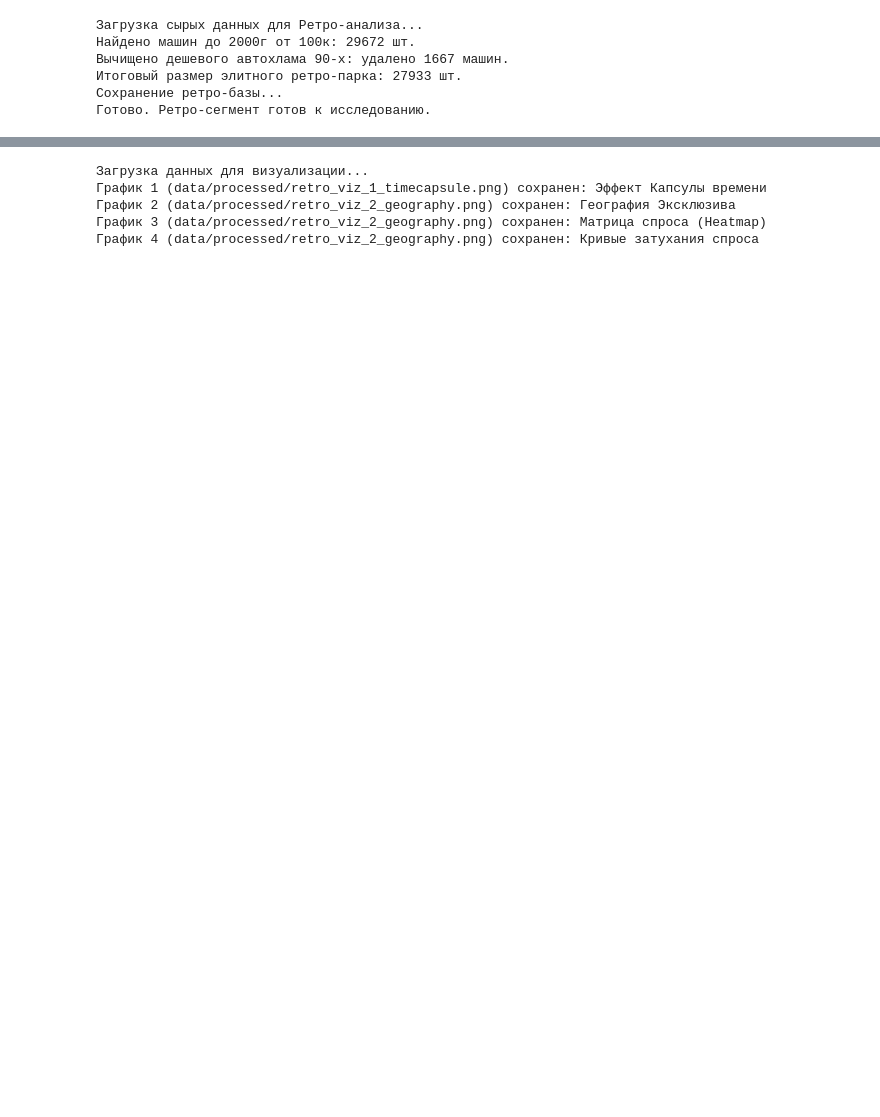
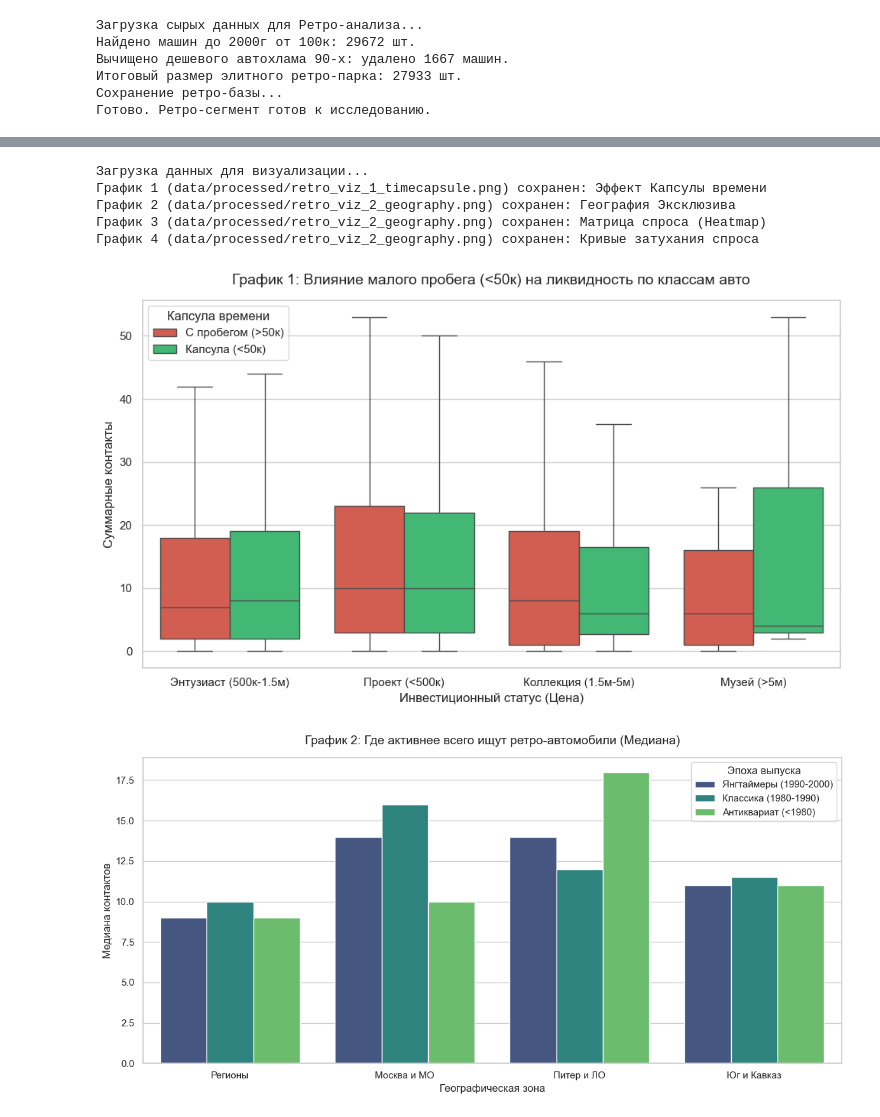
Before and after one commit to Arseniy0203/Avito_Case, a Jupyter notebook: RETRO.ipynb, the cells around one changed output, grey strips where cells are left out. Cells and saved outputs as stored; diff of their text form; code cells hidden in the pictures; blank space fills up the shorter version.

```diff
--- a/RETRO.ipynb
+++ b/RETRO.ipynb
@@ -259,14 +286,13 @@ def generate_retro_visualizations(
     plt.legend(title='Капсула времени')
     plt.tight_layout()
     plt.savefig(f'{output_dir}retro_viz_1_timecapsule.png', dpi=300)
-    plt.close()
     print(f"График 1 ({output_dir}retro_viz_1_timecapsule.png) сохранен: Эффект Капсулы времени")
 
     # Добавляем макро-зоны прямо здесь, если их нет в сохраненном CSV
     if 'geo_zone' not in df_stat.columns:
         moscow = ['Москва', 'Московская область']
         spb = ['Санкт-Петербург', 'Ленинградская область']
-        south_caucasus = ['Краснодарский край', 'Ростовская область', 'Ставропольский край', 'Республика Дагестан', 'Чеченская Республика', 'Республика Северная Осетия — Алания']
+        south_caucasus = ['Краснодарский край', 'Ростовская область', 'Ставропольский край', 'Республика Дагестан', 'Чеченская Республика', 'Республика Северная Осетия —ё Алания']
         df_stat['geo_zone'] = np.where(df_stat['region'].isin(moscow), 'Москва и МО',
                               np.where(df_stat['region'].isin(spb), 'Питер и ЛО',
                               np.where(df_stat['region'].isin(south_caucasus), 'Юг и Кавказ', 'Регионы')))
@@ -282,7 +308,6 @@ def generate_retro_visualizations(
     plt.legend(title='Эпоха выпуска')
     plt.tight_layout()
     plt.savefig(f'{output_dir}retro_viz_2_geography.png', dpi=300)
-    plt.close()
     print(f"График 2 ({output_dir}retro_viz_2_geography.png) сохранен: География Эксклюзива")
 
     plt.figure(figsize=(8, 6))
@@ -294,33 +319,33 @@ def generate_retro_visualizations(
     plt.title('График 3: Тепловая карта спроса на ретро-рынке', fontsize=14, pad=15)
     plt.xlabel('Инвестиционный статус')
     plt.ylabel('Эпоха выпуска')
     plt.tight_layout()
     plt.savefig(f'{output_dir}retro_viz_3_heatmap.png', dpi=300)
-    plt.close()
     print(f"График 3 ({output_dir}retro_viz_2_geography.png) сохранен: Матрица спроса (Heatmap)")
 
     # Для этого графика мержим логи и базу по дням
     df_dyn = df_cnt.merge(df_base[['id', 'retro_era']], on='id', how='inner')
 
     plt.figure(figsize=(12, 6))
     # Считаем медиану звонков по каждому дню для каждой эпохи (берем первые 30 дней)
     avg_curves = df_dyn[df_dyn['day'] <= 30].groupby(['retro_era', 'day'])['cnt_contacts'].median().reset_index()
 
     sns.lineplot(x='day', y='cnt_contacts', hue='retro_era', data=avg_curves, marker='o', linewidth=2)
     plt.title('График 4: Плоские кривые спроса на ретро-автомобили (до 30 дней)', fontsize=14, pad=15)
     plt.xlabel('День жизни объявления')
     plt.ylabel('Медианное кол-во контактов')
-    plt.xticks(range(1, 31, 2)) # Шаг в 2 дня для красоты
+    plt.xticks(range(1, 31, 2))
     plt.tight_layout()
     plt.savefig(f'{output_dir}retro_viz_4_time_curves.png', dpi=300)
-    plt.close()
     print(f"График 4 ({output_dir}retro_viz_2_geography.png) сохранен: Кривые затухания спроса")
 
 if __name__ == "__main__":
     generate_retro_visualizations()
 # %% [output]
 Загрузка данных для визуализации...
 График 1 (data/processed/retro_viz_1_timecapsule.png) сохранен: Эффект Капсулы времени
 График 2 (data/processed/retro_viz_2_geography.png) сохранен: География Эксклюзива
 График 3 (data/processed/retro_viz_2_geography.png) сохранен: Матрица спроса (Heatmap)
 График 4 (data/processed/retro_viz_2_geography.png) сохранен: Кривые затухания спроса
+[figure, added]
+[figure, added]
```
Also changed, not shown: parts of 10 cells of this notebook.
